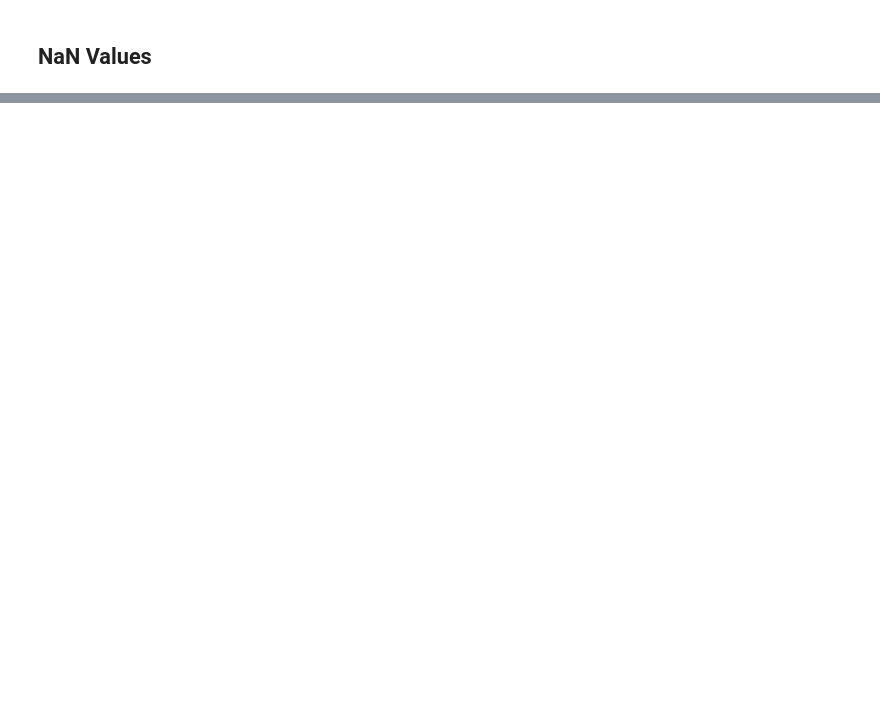
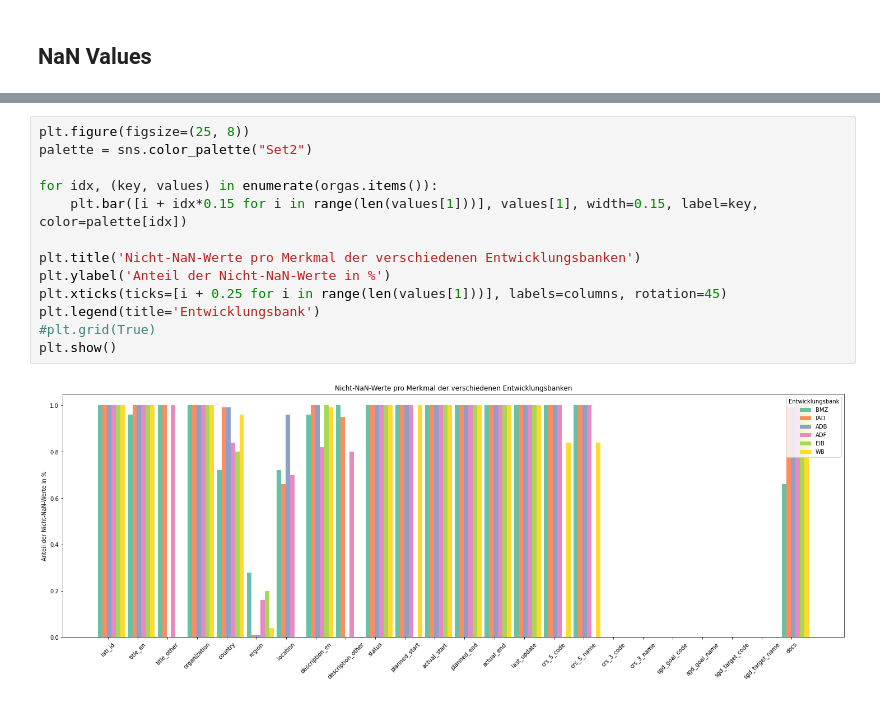
Before and after one commit to JanMuehlnikel/NLP-Development-Banks-Collaboration-Analyzer, a Jupyter notebook: data/exploreation/quality.ipynb, the cells around one changed output, grey strips where cells are left out. Cells and saved outputs as stored; diff of their text form; blank space fills up the shorter version.

```diff
--- a/data/exploreation/quality.ipynb
+++ b/data/exploreation/quality.ipynb
@@ -88,0 +108,15 @@ plt.show()
+# %%
+plt.figure(figsize=(25, 8))
+palette = sns.color_palette("Set2")
+
+for idx, (key, values) in enumerate(orgas.items()):
+    plt.bar([i + idx*0.15 for i in range(len(values[1]))], values[1], width=0.15, label=key, color=palette[idx])
+
+plt.title('Nicht-NaN-Werte pro Merkmal der verschiedenen Entwicklungsbanken')
+plt.ylabel('Anteil der Nicht-NaN-Werte in %')
+plt.xticks(ticks=[i + 0.25 for i in range(len(values[1]))], labels=columns, rotation=45)
+plt.legend(title='Entwicklungsbank')
+#plt.grid(True)
+plt.show()
+# %% [output]
+[figure, added]
```
Also changed, not shown: parts of 10 cells of this notebook, 2 other files.
